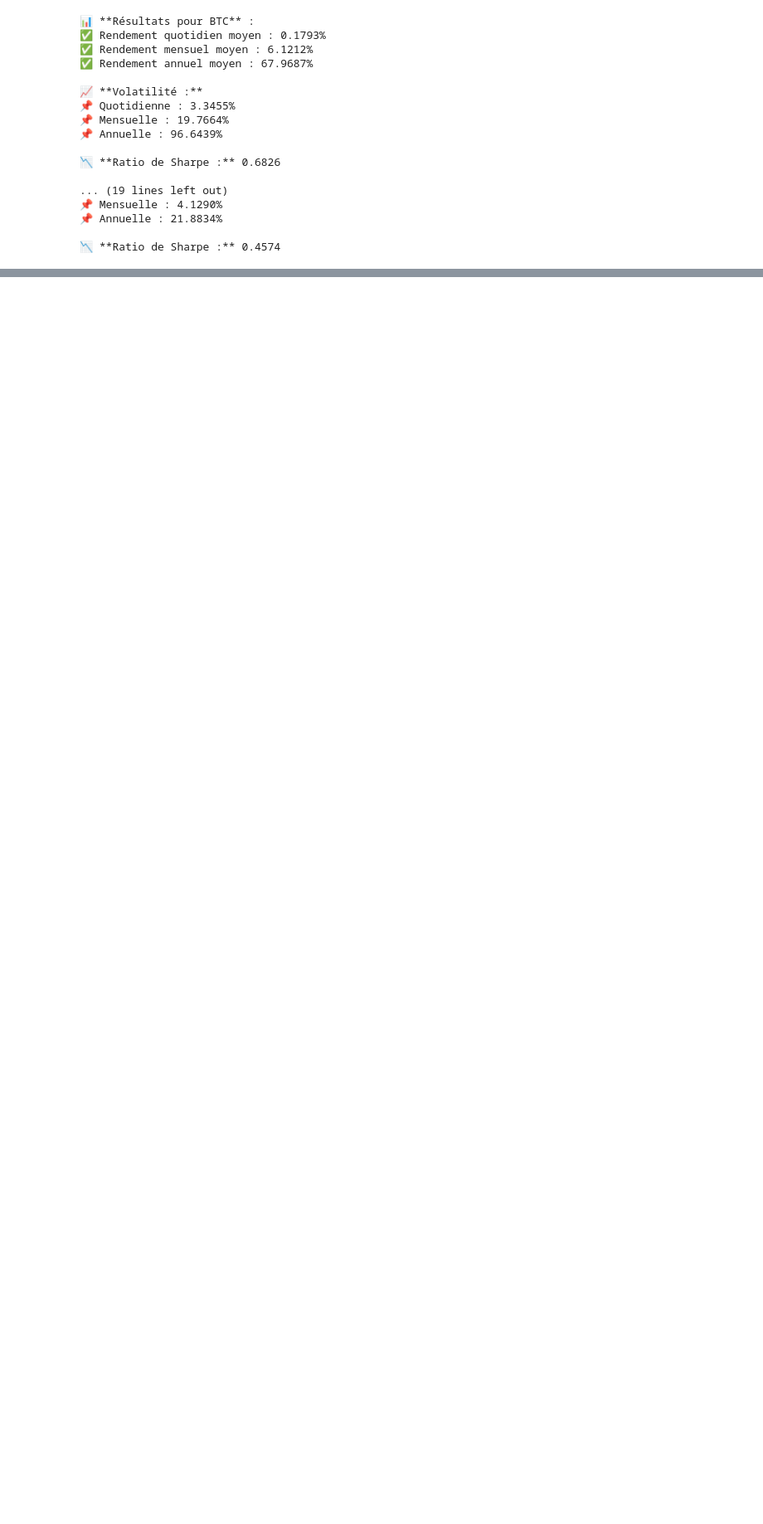
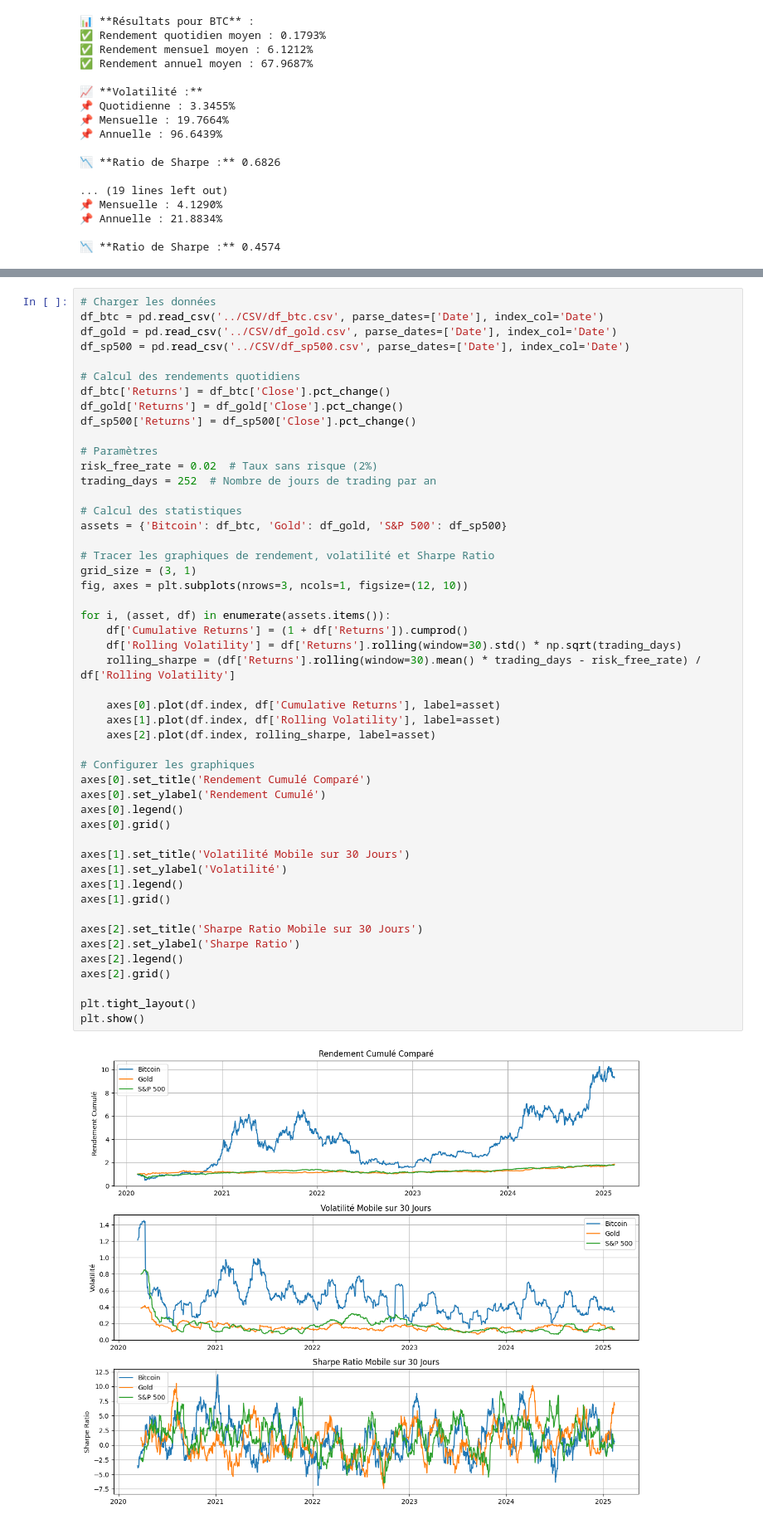
Before and after one commit to julessa/Groupe1_DataBI_Ftech, a Jupyter notebook: Jules/Analyse2.ipynb, the cells around one changed output, grey strips where cells are left out. Shown: that part at 83% size. Saved outputs shown, nothing was run; the diff lists cells and outputs as text; blank space fills up the shorter version.

```diff
--- a/Jules/Analyse2.ipynb
+++ b/Jules/Analyse2.ipynb
@@ -342,0 +425,51 @@ df_gold = compute_returns(df_gold, "GOLD")
+# %%
+# Charger les données
+df_btc = pd.read_csv('../CSV/df_btc.csv', parse_dates=['Date'], index_col='Date')
+df_gold = pd.read_csv('../CSV/df_gold.csv', parse_dates=['Date'], index_col='Date')
+df_sp500 = pd.read_csv('../CSV/df_sp500.csv', parse_dates=['Date'], index_col='Date')
+
+# Calcul des rendements quotidiens
+df_btc['Returns'] = df_btc['Close'].pct_change()
+df_gold['Returns'] = df_gold['Close'].pct_change()
+df_sp500['Returns'] = df_sp500['Close'].pct_change()
+
+# Paramètres
+risk_free_rate = 0.02  # Taux sans risque (2%)
+trading_days = 252  # Nombre de jours de trading par an
+
+# Calcul des statistiques
+assets = {'Bitcoin': df_btc, 'Gold': df_gold, 'S&P 500': df_sp500}
+
+# Tracer les graphiques de rendement, volatilité et Sharpe Ratio
+grid_size = (3, 1)
+fig, axes = plt.subplots(nrows=3, ncols=1, figsize=(12, 10))
+
+for i, (asset, df) in enumerate(assets.items()):
+    df['Cumulative Returns'] = (1 + df['Returns']).cumprod()
+    df['Rolling Volatility'] = df['Returns'].rolling(window=30).std() * np.sqrt(trading_days)
+    rolling_sharpe = (df['Returns'].rolling(window=30).mean() * trading_days - risk_free_rate) / df['Rolling Volatility']
+
+    axes[0].plot(df.index, df['Cumulative Returns'], label=asset)
+    axes[1].plot(df.index, df['Rolling Volatility'], label=asset)
+    axes[2].plot(df.index, rolling_sharpe, label=asset)
+
+# Configurer les graphiques
+axes[0].set_title('Rendement Cumulé Comparé')
+axes[0].set_ylabel('Rendement Cumulé')
+axes[0].legend()
+axes[0].grid()
+
+axes[1].set_title('Volatilité Mobile sur 30 Jours')
+axes[1].set_ylabel('Volatilité')
+axes[1].legend()
+axes[1].grid()
+
+axes[2].set_title('Sharpe Ratio Mobile sur 30 Jours')
+axes[2].set_ylabel('Sharpe Ratio')
+axes[2].legend()
+axes[2].grid()
+
+plt.tight_layout()
+plt.show()
+# %% [output]
+[figure, added]
```
Also changed, not shown: parts of 3 cells of this notebook.
